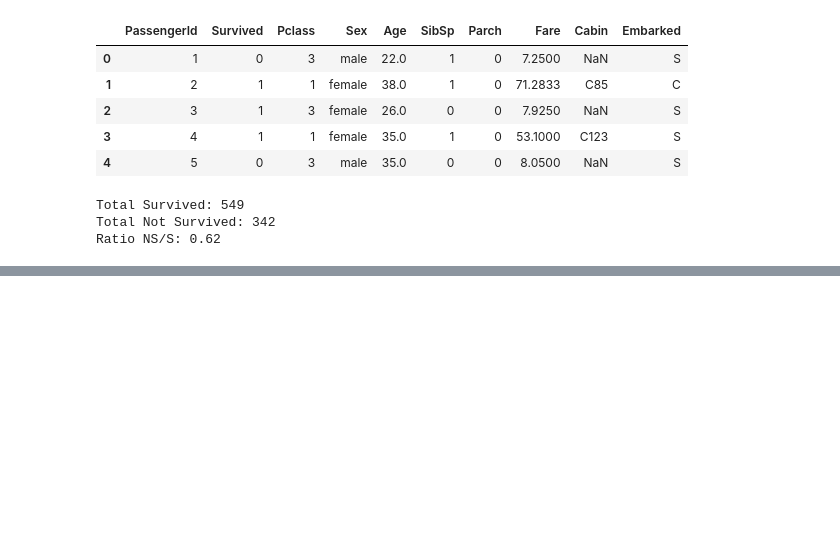
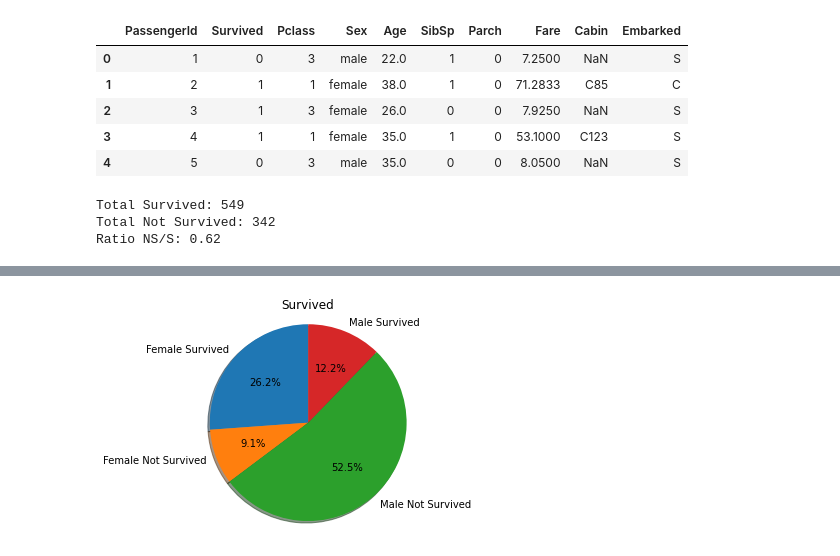
Before and after one commit to lucaskup/kaggleTitanicTrain, a Jupyter notebook: TitanicDataExploration.ipynb, the cells around one changed output, grey strips where cells are left out. Cells and saved outputs as stored; diff of their text form; code cells hidden in the pictures; blank space fills up the shorter version.

```diff
--- a/TitanicDataExploration.ipynb
+++ b/TitanicDataExploration.ipynb
@@ -59,0 +126,14 @@ Ratio NS/S: 0.62
+# %%
+columnName = 'Survived'
+datasetFemale = dataset[dataset['Sex'] == 'female']
+datasetMale = dataset[dataset['Sex'] == 'male']
+
+labelsFemale, countFemale = getFrequenciesInCategoricalColumn(datasetFemale, columnName)
+labelsFemale = list(map(lambda x: 'Female Survived' if x else 'Female Not Survived', labelsFemale))
+
+labelsMale, countMale = getFrequenciesInCategoricalColumn(datasetMale, columnName)
+labelsMale = list(map(lambda x: 'Male Survived' if x else 'Male Not Survived', labelsMale))
+
+drawPieChart(list(labelsFemale) + list(labelsMale), countFemale + countMale, columnName)
+# %% [output]
+[figure, added]
```
Also changed, not shown: parts of 7 cells of this notebook, 1 other file.
